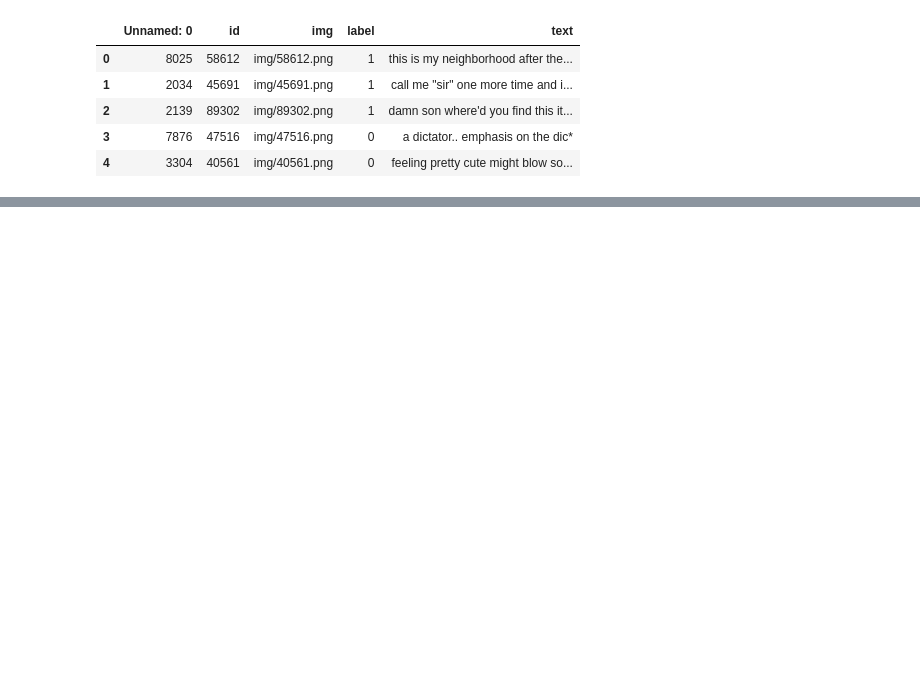
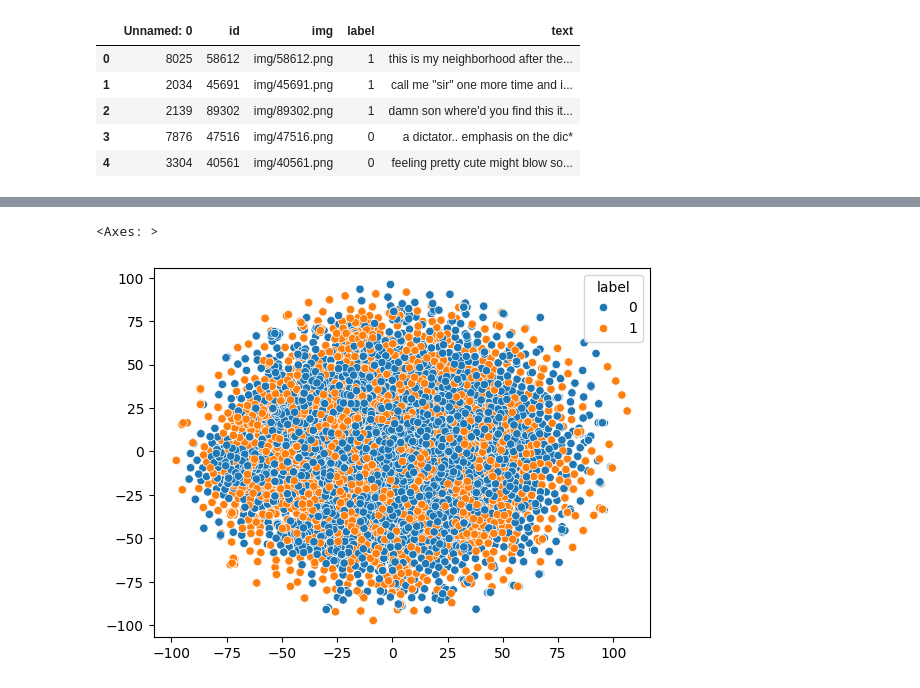
Before and after one commit to nonnoxer/HatefulMemes, a Jupyter notebook: main.ipynb, the cells around one changed output, grey strips where cells are left out. Drawn from its saved outputs; the diff is of its cells as text; code cells hidden in the pictures; blank space fills up the shorter version.

```diff
--- a/main.ipynb
+++ b/main.ipynb
@@ -15,0 +66,9 @@ df.head()
+# %%
+from sklearn.manifold import TSNE
+
+tsne = TSNE(n_components=2, random_state=42)
+text_tsne = tsne.fit_transform(text_bow)
+sns.scatterplot(x=text_tsne[:, 0], y=text_tsne[:, 1], hue=df["label"])
+# %% [output]
+<Axes: >
+[figure, added]
```
Also changed, not shown: parts of 9 cells of this notebook.
